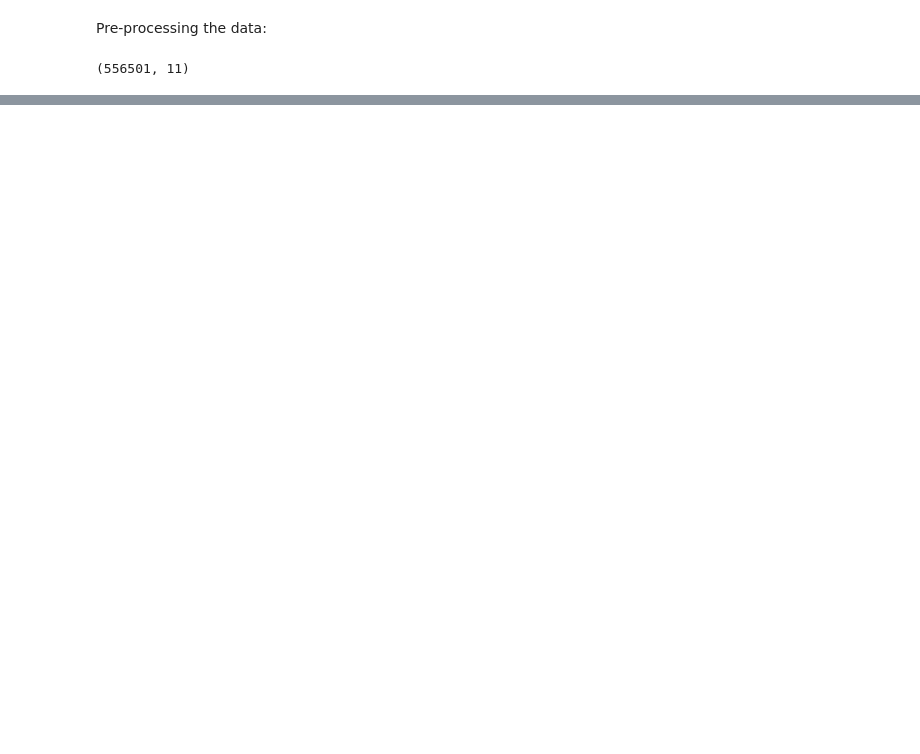
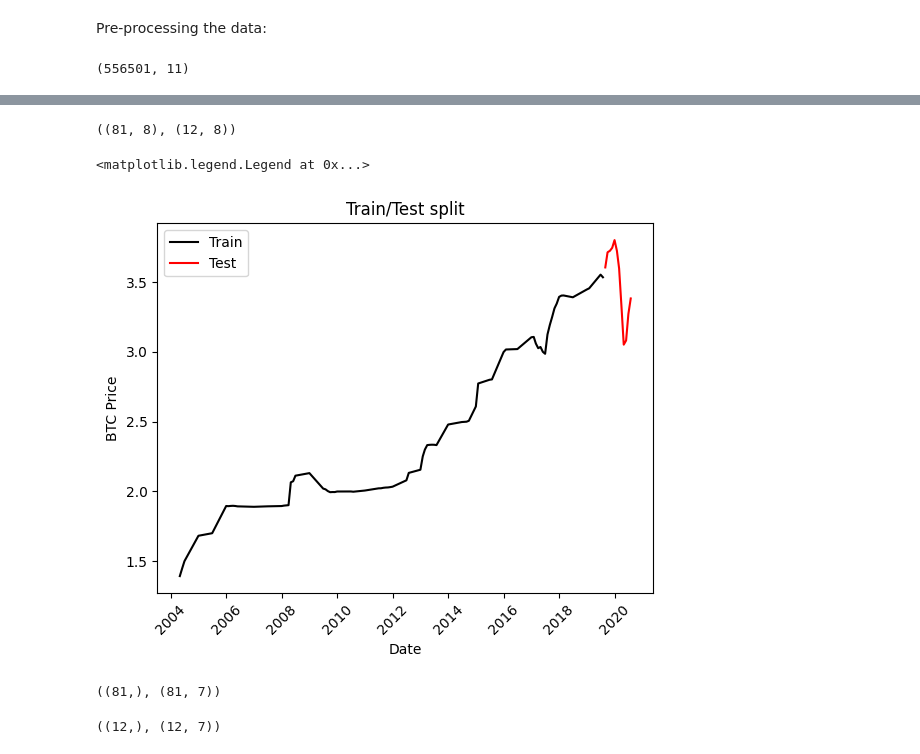
Before and after one commit to natalidesanti/predicting_price_oil_gas, a Jupyter notebook: predicting_oil_gas_price.ipynb, the cells around one changed output, grey strips where cells are left out. Saved outputs shown, nothing was run; the diff lists cells and outputs as text; code cells hidden in the pictures; blank space fills up the shorter version.

```diff
--- a/predicting_oil_gas_price.ipynb
+++ b/predicting_oil_gas_price.ipynb
@@ -299,0 +448,33 @@ model = RandomForestClassifier(random_state = 42, class_weight = 'balanced')
+# %%
+train_0.shape, test_0.shape
+# %% [output]
+((81, 8), (12, 8))
+# %%
+plt.figure(dpi = 100)
+plt.plot(train_0['avg_preco_venda'], color = "black", label = 'Train')
+plt.plot(test_0['avg_preco_venda'], color = "red", label = 'Test')
+plt.ylabel('BTC Price')
+plt.xlabel('Date')
+plt.xticks(rotation = 45)
+plt.title("Train/Test split")
+plt.legend()
+# %% [output]
+<matplotlib.legend.Legend at 0x...>
+[figure, added]
+# %%
+y_train = train_0['avg_preco_venda']
+exog_train = np.array([ train_0['avg_preco_compra'], train_0['volatility_preco_de_venda'], train_0['volatility_preco_de_compra'],
+                        train_0['avg_n_estabelecimentos'], train_0['avg_ID_municipio'], train_0['avg_sigla_uf'], train_0['avg_bandeira_revenda_cat']
+                      ]).T
+
+y_train.shape, exog_train.shape
+# %% [output]
+((81,), (81, 7))
+# %%
+y_test = test_0['avg_preco_venda']
+exog_test = np.array([ test_0['avg_preco_compra'], test_0['volatility_preco_de_venda'], test_0['volatility_preco_de_compra'],
+                        test_0['avg_n_estabelecimentos'], test_0['avg_ID_municipio'], test_0['avg_sigla_uf'], test_0['avg_bandeira_revenda_cat']
+                      ]).T
+y_test.shape, exog_test.shape
+# %% [output]
+((12,), (12, 7))
```
Also changed, not shown: parts of 67 cells of this notebook, 2 other files.
